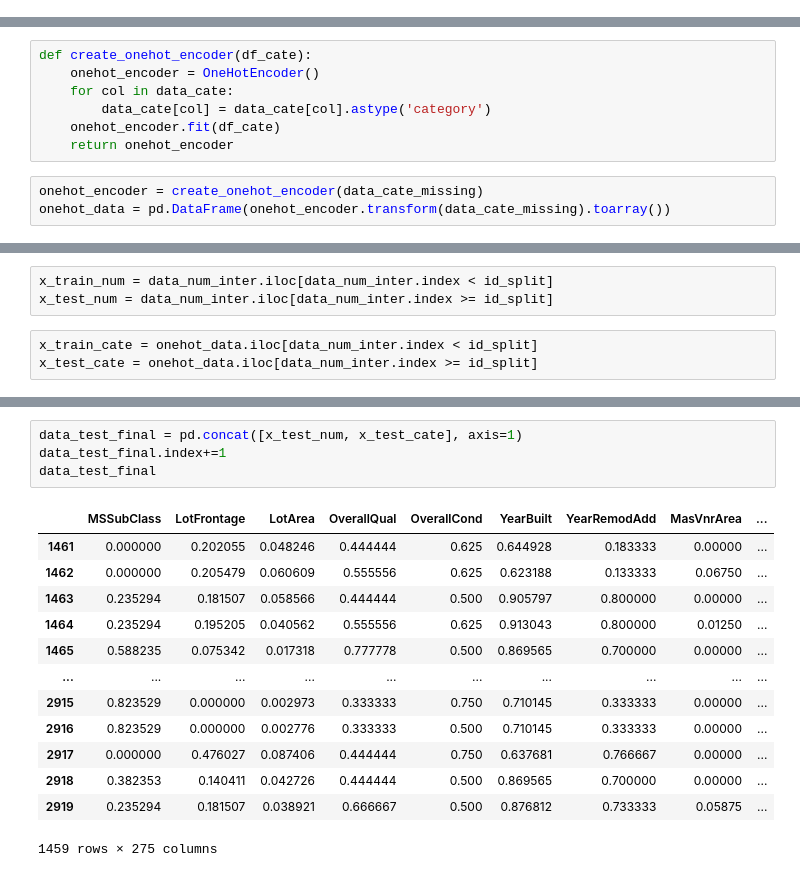
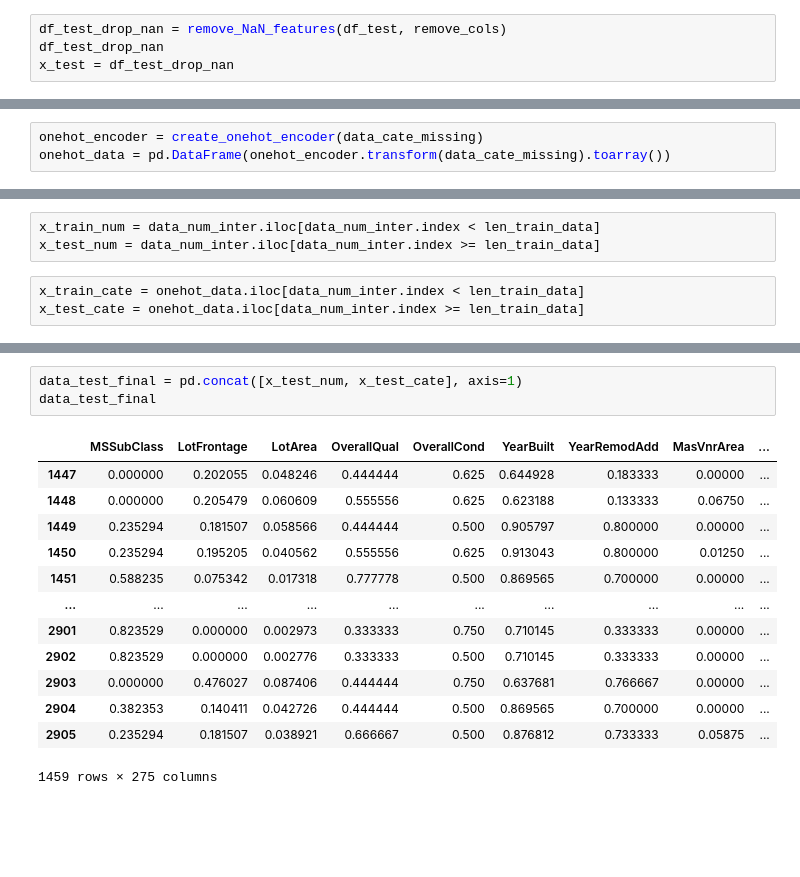
Before and after one commit to quanglv1996/house-prices-advanced-regression-techniques, a Jupyter notebook: main.ipynb, the cells around one changed output, grey strips where cells are left out. Cells and saved outputs as stored; diff of their text form; blank space fills up the shorter version.

```diff
--- a/main.ipynb
+++ b/main.ipynb
@@ -24,0 +154,4 @@ x_test = data_test
+# %%
+df_test_drop_nan = remove_NaN_features(df_test, remove_cols)
+df_test_drop_nan
+x_test = df_test_drop_nan
@@ -101,12 +248,5 @@ def process_missing_cate_data(data):
 # %%
 data_cate_missing =  process_missing_cate_data(data_cate)
-# %%
-def create_onehot_encoder(df_cate):
-    onehot_encoder = OneHotEncoder()
-    for col in data_cate:
-        data_cate[col] = data_cate[col].astype('category')
-    onehot_encoder.fit(df_cate)
-    return onehot_encoder
 # %%
 onehot_encoder = create_onehot_encoder(data_cate_missing)
 onehot_data = pd.DataFrame(onehot_encoder.transform(data_cate_missing).toarray())
@@ -145,6 +253,6 @@ id_split = 1460
 # %%
-x_train_num = data_num_inter.iloc[data_num_inter.index < id_split]
-x_test_num = data_num_inter.iloc[data_num_inter.index >= id_split]
+x_train_num = data_num_inter.iloc[data_num_inter.index < len_train_data]
+x_test_num = data_num_inter.iloc[data_num_inter.index >= len_train_data]
 # %%
-x_train_cate = onehot_data.iloc[data_num_inter.index < id_split]
-x_test_cate = onehot_data.iloc[data_num_inter.index >= id_split]
+x_train_cate = onehot_data.iloc[data_num_inter.index < len_train_data]
+x_test_cate = onehot_data.iloc[data_num_inter.index >= len_train_data]
@@ -169,19 +292,18 @@ data_train_final
 # %%
 data_test_final = pd.concat([x_test_num, x_test_cate], axis=1)
-data_test_final.index+=1
 data_test_final
 # %% [output]
 |  | MSSubClass | LotFrontage | LotArea | OverallQual | OverallCond | YearBuilt | YearRemodAdd | MasVnrArea | ... |
-| 1461 | 0.000000 | 0.202055 | 0.048246 | 0.444444 | 0.625 | 0.644928 | 0.183333 | 0.00000 | ... |
-| 1462 | 0.000000 | 0.205479 | 0.060609 | 0.555556 | 0.625 | 0.623188 | 0.133333 | 0.06750 | ... |
-| 1463 | 0.235294 | 0.181507 | 0.058566 | 0.444444 | 0.500 | 0.905797 | 0.800000 | 0.00000 | ... |
-| 1464 | 0.235294 | 0.195205 | 0.040562 | 0.555556 | 0.625 | 0.913043 | 0.800000 | 0.01250 | ... |
-| 1465 | 0.588235 | 0.075342 | 0.017318 | 0.777778 | 0.500 | 0.869565 | 0.700000 | 0.00000 | ... |
+| 1447 | 0.000000 | 0.202055 | 0.048246 | 0.444444 | 0.625 | 0.644928 | 0.183333 | 0.00000 | ... |
+| 1448 | 0.000000 | 0.205479 | 0.060609 | 0.555556 | 0.625 | 0.623188 | 0.133333 | 0.06750 | ... |
+| 1449 | 0.235294 | 0.181507 | 0.058566 | 0.444444 | 0.500 | 0.905797 | 0.800000 | 0.00000 | ... |
+| 1450 | 0.235294 | 0.195205 | 0.040562 | 0.555556 | 0.625 | 0.913043 | 0.800000 | 0.01250 | ... |
+| 1451 | 0.588235 | 0.075342 | 0.017318 | 0.777778 | 0.500 | 0.869565 | 0.700000 | 0.00000 | ... |
 | ... | ... | ... | ... | ... | ... | ... | ... | ... | ... |
-| 2915 | 0.823529 | 0.000000 | 0.002973 | 0.333333 | 0.750 | 0.710145 | 0.333333 | 0.00000 | ... |
-| 2916 | 0.823529 | 0.000000 | 0.002776 | 0.333333 | 0.500 | 0.710145 | 0.333333 | 0.00000 | ... |
-| 2917 | 0.000000 | 0.476027 | 0.087406 | 0.444444 | 0.750 | 0.637681 | 0.766667 | 0.00000 | ... |
-| 2918 | 0.382353 | 0.140411 | 0.042726 | 0.444444 | 0.500 | 0.869565 | 0.700000 | 0.00000 | ... |
-| 2919 | 0.235294 | 0.181507 | 0.038921 | 0.666667 | 0.500 | 0.876812 | 0.733333 | 0.05875 | ... |
+| 2901 | 0.823529 | 0.000000 | 0.002973 | 0.333333 | 0.750 | 0.710145 | 0.333333 | 0.00000 | ... |
+| 2902 | 0.823529 | 0.000000 | 0.002776 | 0.333333 | 0.500 | 0.710145 | 0.333333 | 0.00000 | ... |
+| 2903 | 0.000000 | 0.476027 | 0.087406 | 0.444444 | 0.750 | 0.637681 | 0.766667 | 0.00000 | ... |
+| 2904 | 0.382353 | 0.140411 | 0.042726 | 0.444444 | 0.500 | 0.869565 | 0.700000 | 0.00000 | ... |
+| 2905 | 0.235294 | 0.181507 | 0.038921 | 0.666667 | 0.500 | 0.876812 | 0.733333 | 0.05875 | ... |
 1459 rows × 275 columns
 # %%
```
Also changed, not shown: parts of 41 cells of this notebook, 28 other files.
